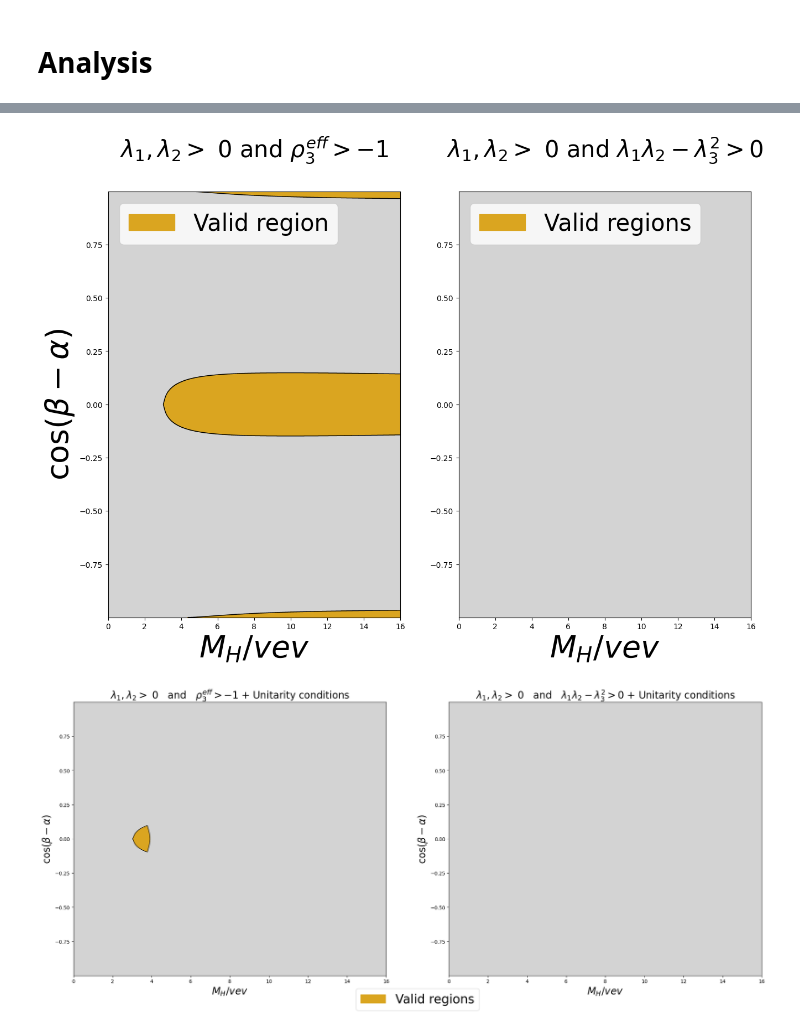
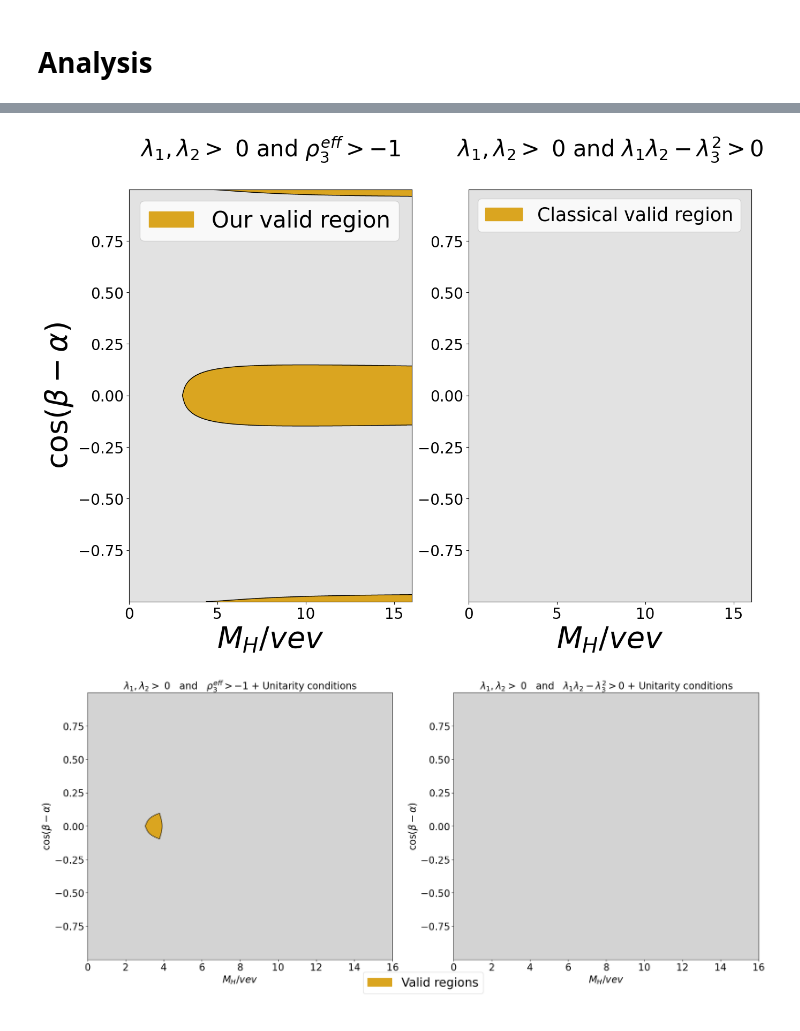
Before and after one commit to jdlpv/Theoretical-constraints-on-beyond-Standard-Model-extensions-of-the-Higgs-potential, a Jupyter notebook: Higgs_basis.ipynb, the cells around one changed output, grey strips where cells are left out. Drawn from its saved outputs; the diff is of its cells as text; code cells hidden in the pictures.

```diff
--- a/Higgs_basis.ipynb
+++ b/Higgs_basis.ipynb
@@ -242,32 +242,36 @@ plt.show()
 # %%
 plt.figure(figsize=(15,10))
 
+plt.rcParams['xtick.labelsize'] = 20
+plt.rcParams['ytick.labelsize'] = 20
+
 plt.subplot(1, 2, 1)
 
-plt.contourf(y, x, (restriction_1) & (restriction_2) & (restriction_3), colors=['lightgray','goldenrod'])
+plt.contourf(y, x, (restriction_1) & (restriction_2) & (restriction_3), colors=['#E2E2E2','goldenrod'])
 plt.contour(y, x, (restriction_1) & (restriction_2) & (restriction_3), levels=[0.5], colors='black', linewidths=1)
 plt.xlabel(r'$M_{H}/vev$', fontsize=40)
 plt.ylabel(r'$\cos(\beta-\alpha)$', fontsize=40)
 plt.title(r'$\lambda_{1},\lambda_{2}>\ 0$ and $\rho^{eff}_{3} > -1$'+'\n', fontsize=30)
+legend_patch = ppt.Patch(color='goldenrod', label='Our valid region')
 plt.legend(handles=[legend_patch], loc=2, fontsize=30)
 
 plt.subplot(1, 2, 2)
 
-plt.contourf(y, x, restriction_1 & restriction_2 & restriction_4, colors=['lightgray','goldenrod'])
+plt.contourf(y, x, restriction_1 & restriction_2 & restriction_4, colors=['#E2E2E2','goldenrod'])
 plt.xlabel(r'$M_{H}/vev$', fontsize=40)
 plt.title(r'$\lambda_{1},\lambda_{2}>\ 0$ and $\lambda_1 \lambda_2 - \lambda_3^2 > 0$'+'\n', fontsize=30)
-legend_patch = ppt.Patch(color='goldenrod', label='Valid regions')
-plt.legend(handles=[legend_patch], loc=2, fontsize=30)
+legend_patch = ppt.Patch(color='goldenrod', label='Classical valid region')
+plt.legend(handles=[legend_patch], loc=2, fontsize=25)
 
 # In order to have a positive definite 4x4 matrix, we need two additional restrictions. However, these conditions will not be included herein due to the fact that they might be excessively restrivtive:
 
 # restriction_5 = lambda_5 > 0
 # restriction_6 = lambda_5**2 - lambda_4**2 > 0
 
-plt.savefig('Restriction_comparsion.png', dpi=600, bbox_inches='tight')
+plt.savefig('Restriction_comparison.png', dpi=600, bbox_inches='tight')
 plt.show()
 # %% [output]
-[figure, old version]
+[figure, new version]
 # %%
 plt.figure(figsize=(25,10))
 
@@ -294,4 +298,4 @@ plt.show()
 # restriction_5 = lambda_5 > 0
 # restriction_6 = lambda_5**2 - lambda_4**2 > 0
 # %% [output]
-[figure, old version]
+[figure, new version]
```
Also changed, not shown: parts of 7 cells of this notebook, 2 other files.
